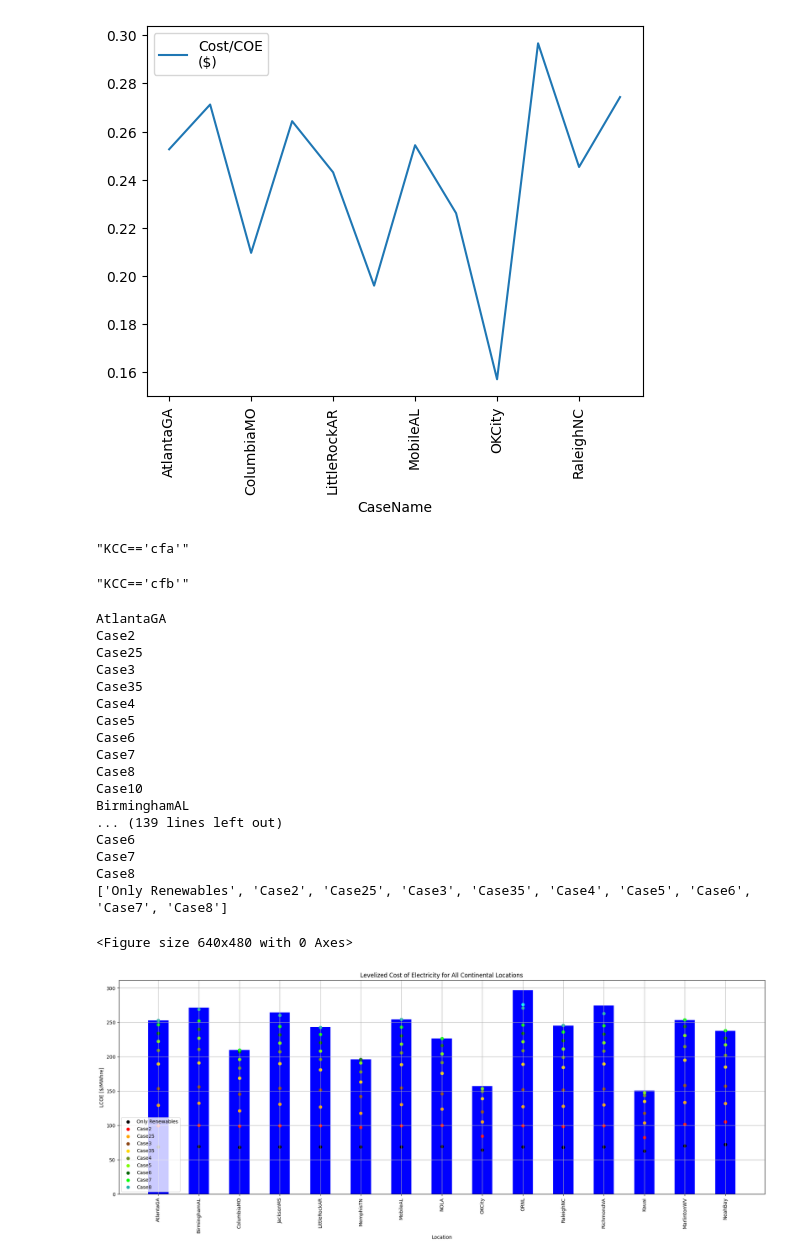
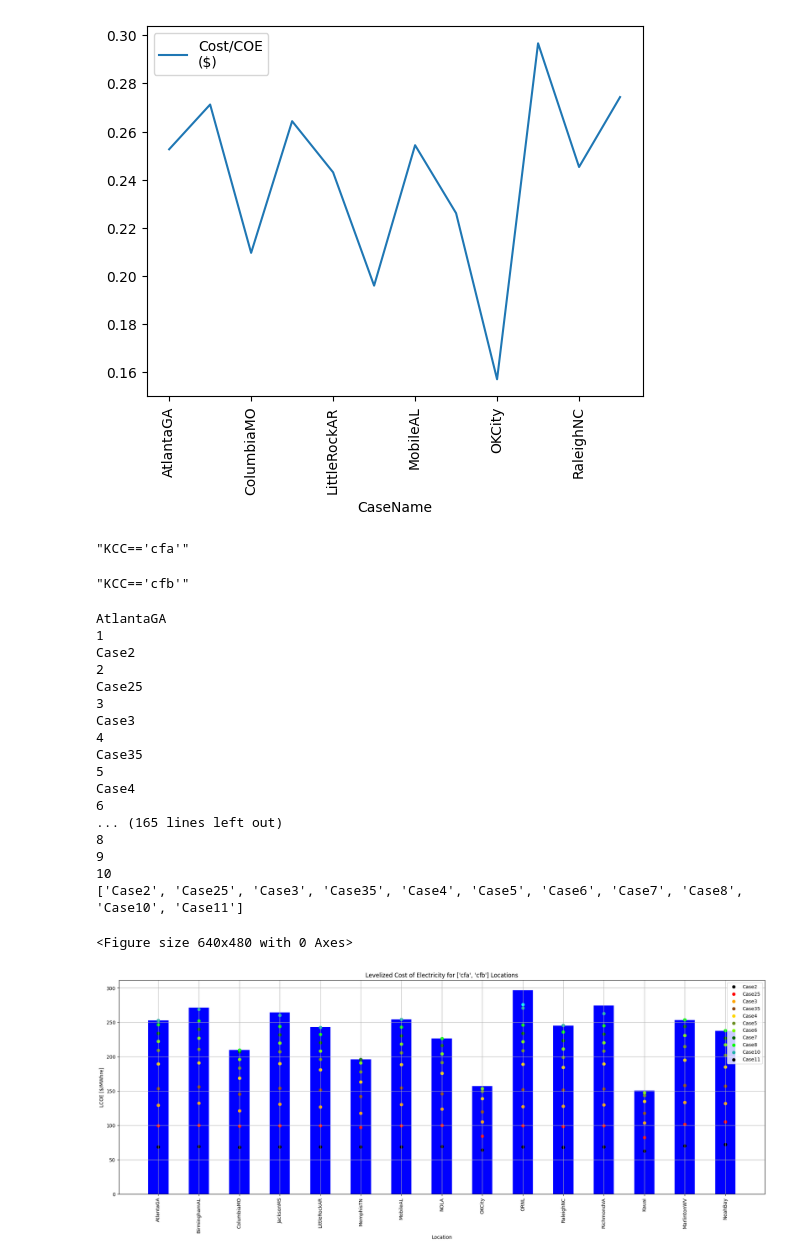
Before and after one commit to uw-reti/homer, a Jupyter notebook: ClimateStudies/OutputProcessing/HOMERDataProcessor.ipynb, the cells around one changed output. Drawn from its saved outputs; the diff is of its cells as text; code cells hidden in the pictures.

```diff
--- a/ClimateStudies/OutputProcessing/HOMERDataProcessor.ipynb
+++ b/ClimateStudies/OutputProcessing/HOMERDataProcessor.ipynb
@@ -635,65 +635,66 @@ colors = ['black', 'red', 'orange', 'saddlebrown', 'gold','olivedrab','lawngreen
 #                 break
 #
 width = 0.5
-
+legend_list = []
 for k in KCC:
     bottom = 0
     demo = [i for i in loc_var_dict[k].loc['Case1'].index]
-    legend_list = []
+
     for i in demo:
+        m=0;
         print(i)
-        p = ax.bar(i, Case1.loc[i]['Cost/COE\n($)']*1000, width, color='blue', bottom=bottom)
-        if 'Only Renewables' not in legend_list:
-            legend_list.append('Only Renewables')
+        p = ax.bar(i, Case1.loc[i]['Cost/COE\n($)']*1000, width, color='blue',label='OnlyRenewables', bottom=bottom)
+        #if 'Only Renewables' not in legend_list:
+        #    legend_list.append('Only Renewables')
         bottom += bottom
-        m=0;
         for j in cases:
             plt_color= colors[m]
             m=m+1;
+            print(m)
             try:
                 ax.scatter(i, loc_var_dict[k].loc[j].loc[i]['Cost/COE\n($)']*1000, color=plt_color)
-                print(j)
+                #print(j)
                 if j not in legend_list:
+                    print(j)
                     legend_list.append(j)
             except:
                 break
 
 
 #legend=(['Only Renewables', '$8,000/kWe','$12,000/kWe',
 #           '$16,000/kWe', '$20,000/kWe','$24,000/kWe', '$30,000/kWe','$35,000/kWe','$40,000/kWe',
 #           '$45,000/kWe','$55,000/kWe','$60,000/kWe','$65,000/kWe','$70,000/kWe','$80,000/kWe',
 #           '$85,000/kWe','$95,000/kWe'])
 print(legend_list)
-legend=(legend_list)
 plt.ylabel('LCOE [$/MWhre]')
 plt.xlabel('Location')
-plt.legend(legend)
-plt.title('Levelized Cost of Electricity for All Continental Locations', fontsize='large')
+plt.legend(legend_list)
+plt.title(f'Levelized Cost of Electricity for {KCC} Locations', fontsize='large')
 plt.xticks(rotation=90);
 ax.grid(True)
 plt.savefig(image_dir + '/loc_var_continental.svg')
 # %% [output]
 "KCC=='cfa'"
 "KCC=='cfb'"
 AtlantaGA
+1
 Case2
+2
 Case25
+3
 Case3
+4
 Case35
+5
 Case4
-Case5
-Case6
-Case7
-Case8
-Case10
-BirminghamAL
-... (139 lines left out)
-Case6
-Case7
-Case8
-['Only Renewables', 'Case2', 'Case25', 'Case3', 'Case35', 'Case4', 'Case5', 'Case6', 'Case7', 'Case8']
+6
+... (165 lines left out)
+8
+9
+10
+['Case2', 'Case25', 'Case3', 'Case35', 'Case4', 'Case5', 'Case6', 'Case7', 'Case8', 'Case10', 'Case11']
 <Figure size 640x480 with 0 Axes>
-[figure, old version]
+[figure, new version]
 # %%
 #BBox = ((-125.068,   -67.061,
 #         49.383, 24.283))
```
Also changed, not shown: parts of 8 cells of this notebook, 7 other files.
